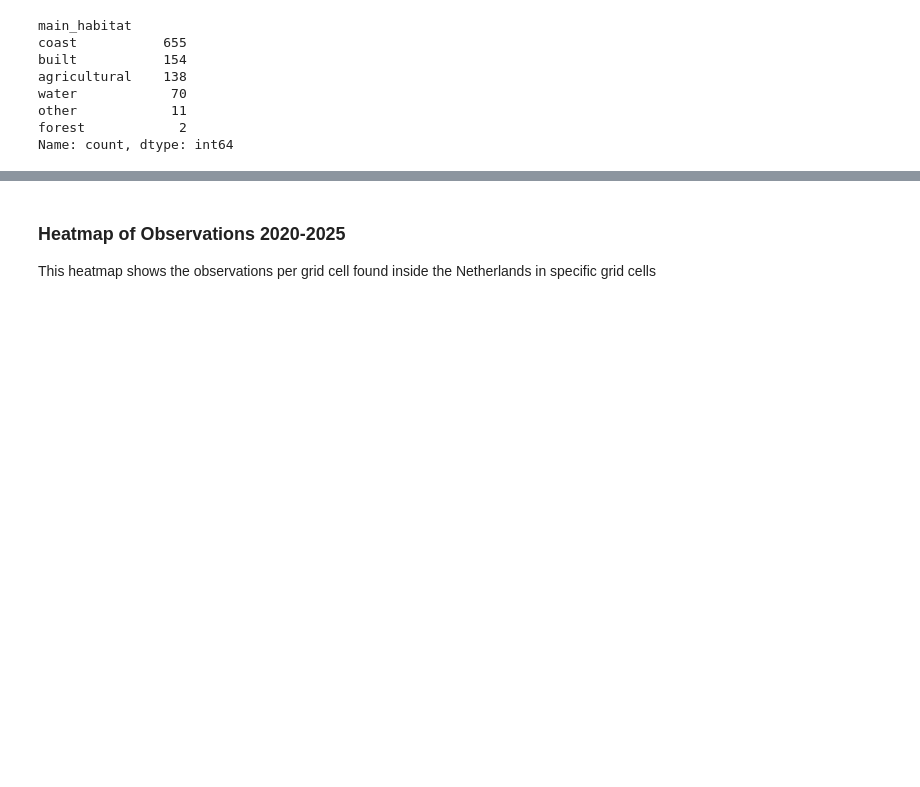
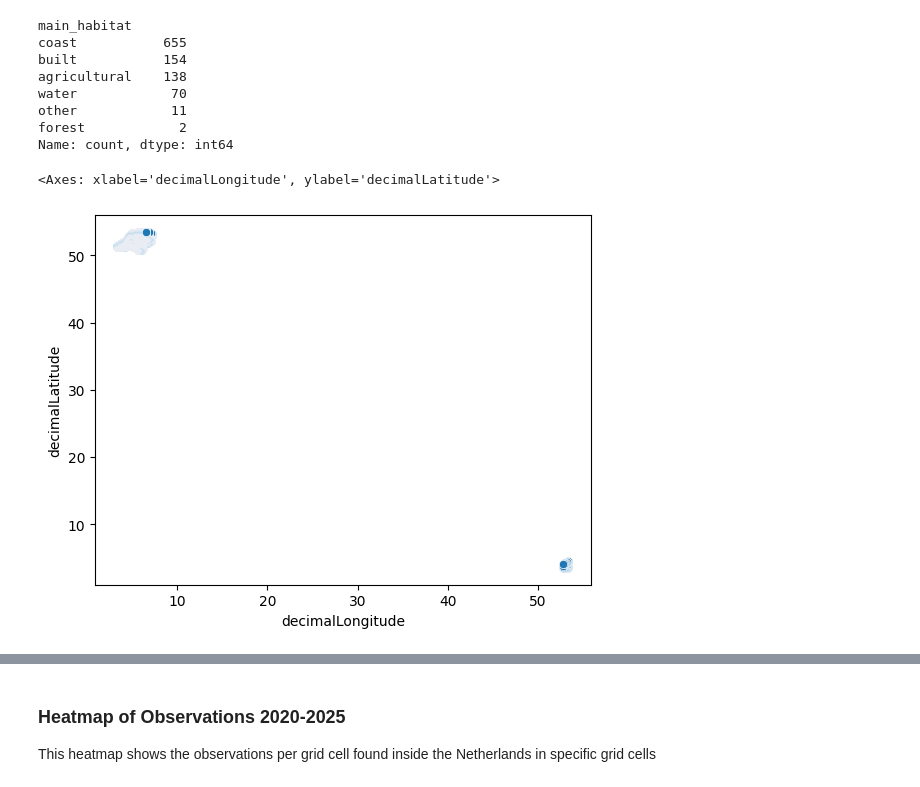
Before and after one commit to kebabzter/the-greatest-cormorant, a Jupyter notebook: notebook-final.ipynb, the cells around one changed output, grey strips where cells are left out. Cells and saved outputs as stored; diff of their text form; code cells hidden in the pictures; blank space fills up the shorter version.

Commit message:
added the irregularities 6 7 visualizations

```diff
--- a/notebook-final.ipynb
+++ b/notebook-final.ipynb
@@ -311,3 +311,8 @@ water            70
 other            11
 forest            2
 Name: count, dtype: int64
+# %%
+sns.scatterplot(data=df_sightings, x='decimalLongitude', y='decimalLatitude')
+# %% [output]
+<Axes: xlabel='decimalLongitude', ylabel='decimalLatitude'>
+[figure, added]
```
Also changed, not shown: parts of 2 cells of this notebook.
